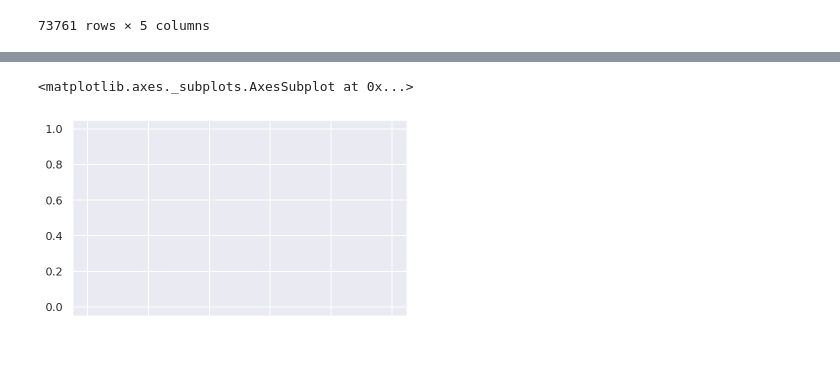
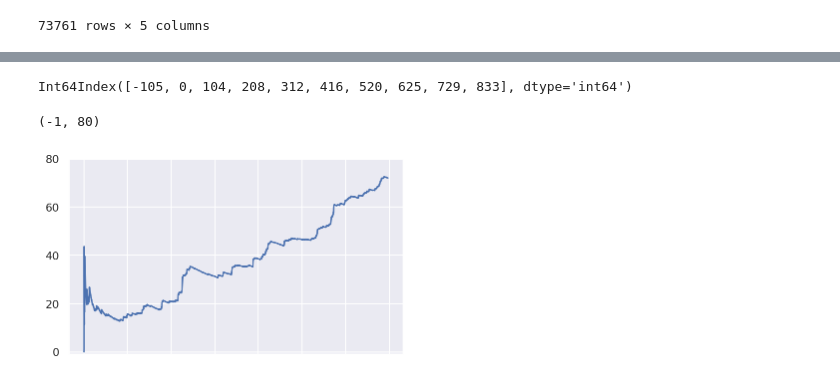
Before and after one commit to renatolfc/sched-rl-gym, a Jupyter notebook: simulation-analysis.ipynb, the cells around one changed output, grey strips where cells are left out. Saved outputs shown, nothing was run; the diff lists cells and outputs as text; code cells hidden in the pictures; blank space fills up the shorter version.

```diff
--- a/simulation-analysis.ipynb
+++ b/simulation-analysis.ipynb
@@ -90,7 +90,8 @@ def swf_to_df(fn):
     return df
 # %%
 idx = 0
-pickles = glob.glob('*swf.pkl')
+ext = '.pkl.bak'
+pickles = glob.glob('*swf' + ext)
 # %%
 with open(pickles[idx], 'rb') as fp:
     stats, jobs = pickle.load(fp)
@@ -201,6 +194,11 @@ df['bsld'].rolling(200).mean().plot()
+# %%
+new_labels.days
+# %% [output]
+Int64Index([-105, 0, 104, 208, 312, 416, 520, 625, 729, 833], dtype='int64')
 # %%
-a = df['bsld'].rolling(1).mean()
-a[abs(a.index - datetime.timedelta(days=550)).argmin():abs(a.index - datetime.timedelta(days=580)).argmin()].plot()
+a = df['bsld'].rolling(2).mean()
+ax = a[abs(a.index - datetime.timedelta(days=0)).argmin():abs(a.index - datetime.timedelta(days=600)).argmin()].plot()
+ax.set_ylim(-1, 80)
 # %% [output]
-<matplotlib.axes._subplots.AxesSubplot at 0x...>
+(-1, 80)
-[figure, old version]
+[figure, new version]
```
Also changed, not shown: parts of 16 cells of this notebook, 5 other files.
